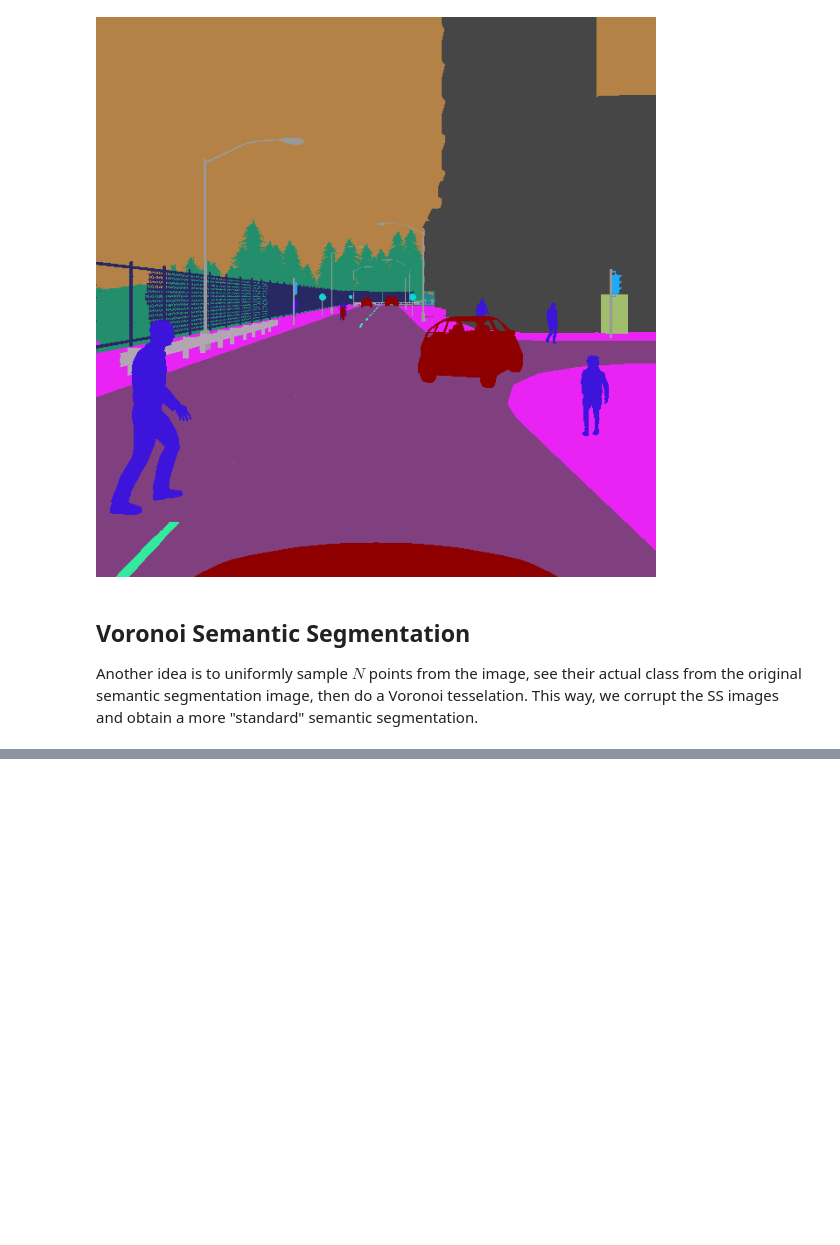
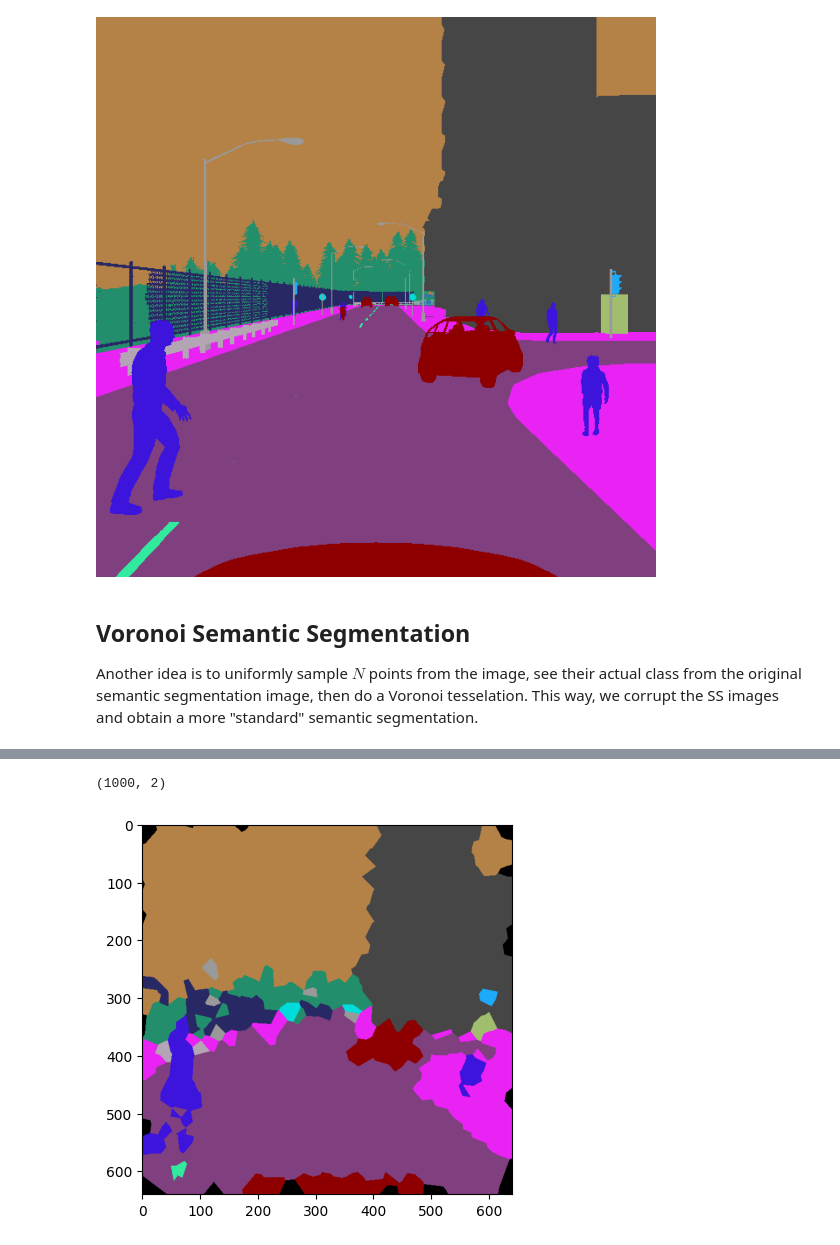
Before and after one commit to yixiao1/CILv2_multiview, a Jupyter notebook: 14_imperfect_ss.ipynb, the cells around one changed output, grey strips where cells are left out. Saved outputs shown, nothing was run; the diff lists cells and outputs as text; code cells hidden in the pictures; blank space fills up the shorter version.

```diff
--- a/14_imperfect_ss.ipynb
+++ b/14_imperfect_ss.ipynb
@@ -392,0 +406,13 @@ for region, label in zip(vor.regions, labels):
+# %%
+points.shape
+# %% [output]
+(1000, 2)
+# %%
+img_shape = (segmented_img.shape[0], segmented_img.shape[1], 3)
+
+voronoi_img = create_voronoi(points, labels, img_shape)
+
+plt.imshow(voronoi_img)
+plt.show()
+# %% [output]
+[figure, added]
```
Also changed, not shown: parts of 16 cells of this notebook, 8 other files.
